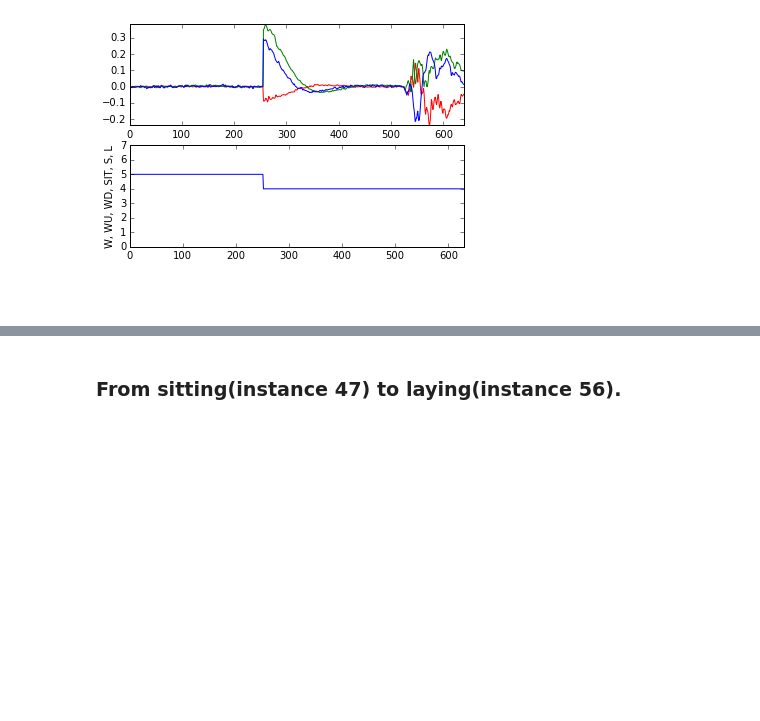
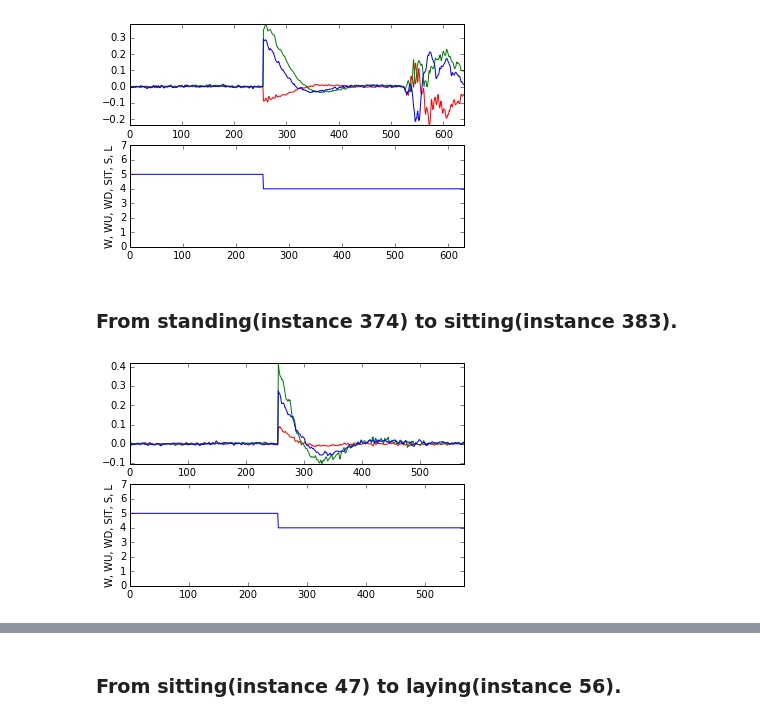
Before and after one commit to hessenh/Feature-extraction-and-data-visualization, a Jupyter notebook: Visualize activities.ipynb, the cells around one changed output, grey strips where cells are left out. Drawn from its saved outputs; the diff is of its cells as text; code cells hidden in the pictures; blank space fills up the shorter version.

```diff
--- a/Visualize activities.ipynb
+++ b/Visualize activities.ipynb
@@ -77,5 +77,9 @@ def plotRawDataBetweenInstances(start, stop, df_x, df_y, df_z):
 plotRawDataBetweenInstances(start_instance, stop_instance, df_x, df_y, df_z)
 # %% [output]
 [figure]
-# %% [markdown]
-<h3>
+# %% [markdown]
+<h3> From standing(instance 374) to sitting(instance 383).</h3>
+# %%
+plotRawDataBetweenInstances(374, 383, df_x, df_y, df_z)
+# %% [output]
+[figure, added]
```
Also changed, not shown: parts of 35 cells of this notebook.
